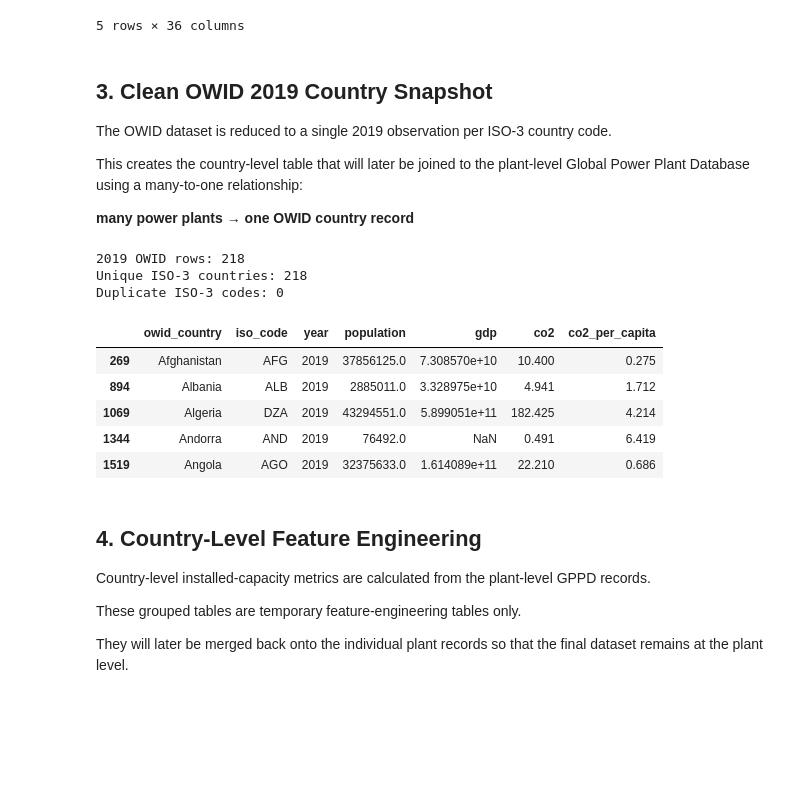
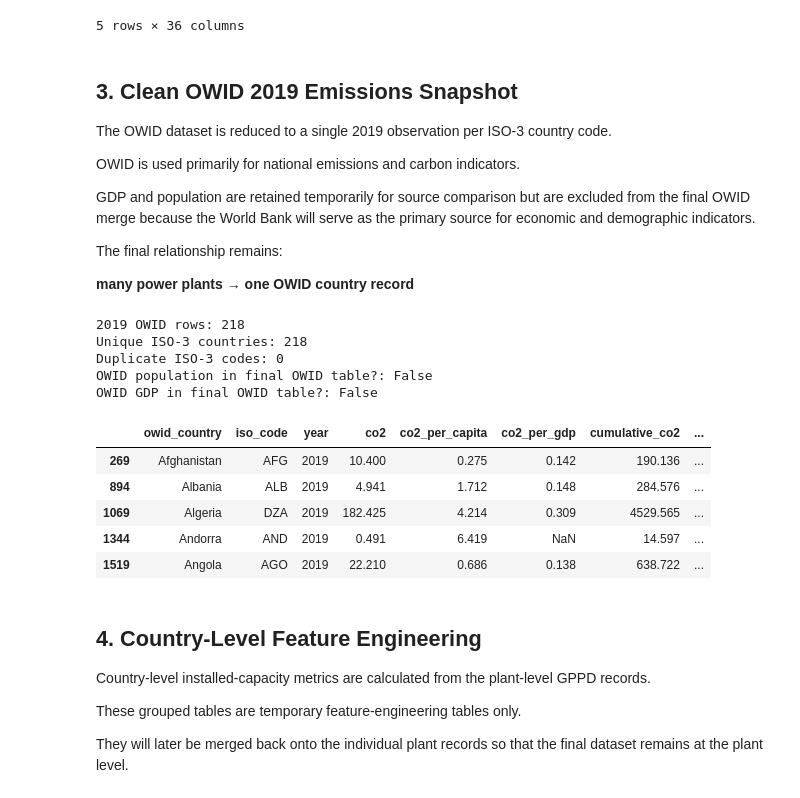
Before and after one commit to Sophia-A04/DSS150P-GroupEta-ProjectPipeline, a Jupyter notebook: notebooks/01_merge_prototype.ipynb, the cells around one changed output. Cells and saved outputs as stored; diff of their text form; code cells hidden in the pictures; blank space fills up the shorter version.

```diff
--- a/notebooks/01_merge_prototype.ipynb
+++ b/notebooks/01_merge_prototype.ipynb
@@ -154,11 +163,15 @@ Philippines present?: True
 | 4 | AFG | Afghanistan | Naghlu Dam Hydroelectric Power Pl... | GEODB0040534 | 100.0 | 34.641 | 69.7170 | Hydro | ... |
 5 rows × 36 columns
 # %% [markdown]
-## 3. Clean OWID 2019 Country Snapshot
+## 3. Clean OWID 2019 Emissions Snapshot
 
 The OWID dataset is reduced to a single 2019 observation per ISO-3 country code.
 
-This creates the country-level table that will later be joined to the plant-level Global Power Plant Database using a many-to-one relationship:
+OWID is used primarily for national emissions and carbon indicators.
+
+GDP and population are retained temporarily for source comparison but are excluded from the final OWID merge because the World Bank will serve as the primary source for economic and demographic indicators.
+
+The final relationship remains:
 
 **many power plants → one OWID country record**
 # %%
@@ -179,54 +192,99 @@ df_co2_2019 = df_co2_2019[
     df_co2_2019['year'].eq(2019)
 ].copy()
 
-# Rename OWID country name to avoid conflict with
-# the GPPD ISO-3 country column
+# Rename OWID country name to avoid conflict
+# with the GPPD country code column
 df_co2_2019 = df_co2_2019.rename(
     columns={
         'country': 'owid_country'
     }
+)
+
+# Keep OWID GDP and population separately
+# for optional source-comparison validation later.
+owid_economic_validation_2019 = (
+    df_co2_2019[
+        [
+            'iso_code',
+            'population',
+            'gdp'
+        ]
+    ]
+    .rename(
+        columns={
+            'population': 'owid_population_compare',
+            'gdp': 'owid_gdp_compare'
+        }
+    )
+    .copy()
+)
+
+# Remove GDP and population from the OWID table
+# used in the final integration.
+# World Bank will become the primary source
+# for these economic/demographic variables.
+df_co2_2019 = df_co2_2019.drop(
+    columns=[
+        'population',
+        'gdp'
+    ]
 )
 
 duplicate_iso_2019 = df_co2_2019.duplicated(
     subset=['iso_code']
 ).sum()
 
 print("2019 OWID rows:", len(df_co2_2019))
+
 print(
     "Unique ISO-3 countries:",
     df_co2_2019['iso_code'].nunique()
 )
+
 print(
     "Duplicate ISO-3 codes:",
     duplicate_iso_2019
+)
+
+print(
+    "OWID population in final OWID table?:",
+    'population' in df_co2_2019.columns
+)
+
+print(
+    "OWID GDP in final OWID table?:",
+    'gdp' in df_co2_2019.columns
 )
 
 display(
     df_co2_2019[
         [
             col for col in [
                 'owid_country',
                 'iso_code',
                 'year',
-                'population',
-                'gdp',
                 'co2',
-                'co2_per_capita'
+                'co2_per_capita',
+                'co2_per_gdp',
+                'cumulative_co2',
+                'share_global_co2'
             ]
             if col in df_co2_2019.columns
         ]
     ].head()
 )
 # %% [output]
 2019 OWID rows: 218
 Unique ISO-3 countries: 218
 Duplicate ISO-3 codes: 0
+OWID population in final OWID table?: False
+OWID GDP in final OWID table?: False
-|  | owid_country | iso_code | year | population | gdp | co2 | co2_per_capita |
-| 269 | Afghanistan | AFG | 2019 | 37856125.0 | 7.308570e+10 | 10.400 | 0.275 |
-| 894 | Albania | ALB | 2019 | 2885011.0 | 3.328975e+10 | 4.941 | 1.712 |
-| 1069 | Algeria | DZA | 2019 | 43294551.0 | 5.899051e+11 | 182.425 | 4.214 |
-| 1344 | Andorra | AND | 2019 | 76492.0 | NaN | 0.491 | 6.419 |
-| 1519 | Angola | AGO | 2019 | 32375633.0 | 1.614089e+11 | 22.210 | 0.686 |
+|  | owid_country | iso_code | year | co2 | co2_per_capita | co2_per_gdp | cumulative_co2 | ... |
+| 269 | Afghanistan | AFG | 2019 | 10.400 | 0.275 | 0.142 | 190.136 | ... |
+| 894 | Albania | ALB | 2019 | 4.941 | 1.712 | 0.148 | 284.576 | ... |
+| 1069 | Algeria | DZA | 2019 | 182.425 | 4.214 | 0.309 | 4529.565 | ... |
+| 1344 | Andorra | AND | 2019 | 0.491 | 6.419 | NaN | 14.597 | ... |
+| 1519 | Angola | AGO | 2019 | 22.210 | 0.686 | 0.138 | 638.722 | ... |
 # %% [markdown]
 ## 4. Country-Level Feature Engineering
 
```
Also changed, not shown: parts of 29 cells of this notebook, 2 other files.
